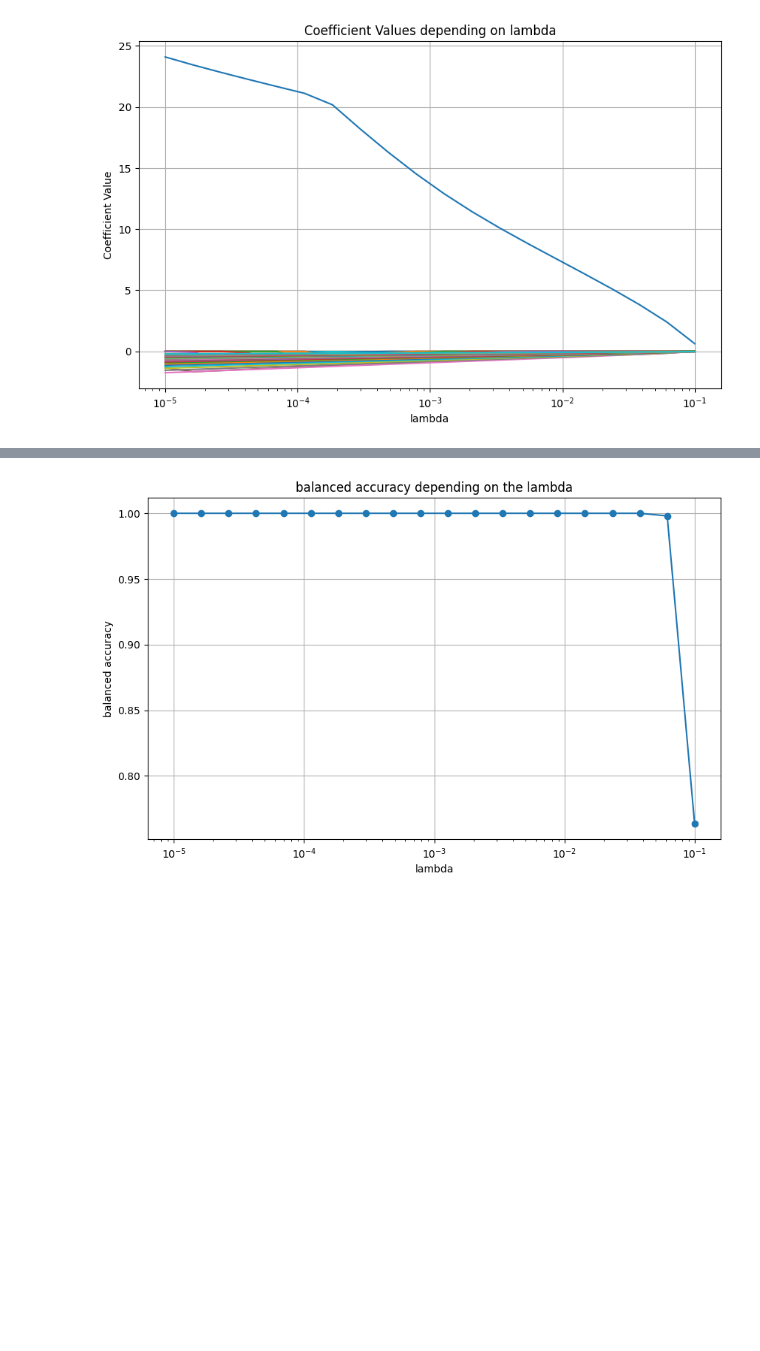
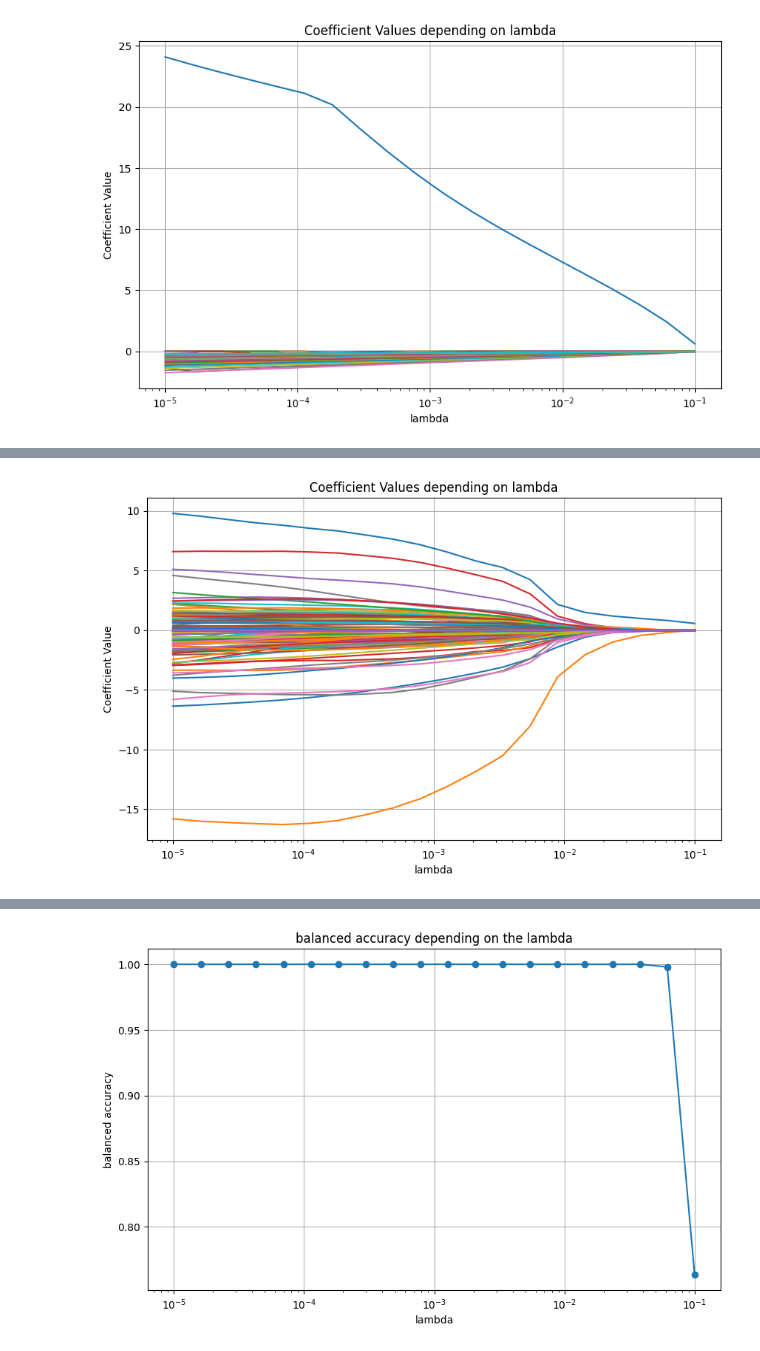
Before and after one commit to dxzielinski/aml-ccd, a Jupyter notebook: ccd/experiments/benchmark.ipynb, the cells around one changed output, grey strips where cells are left out. Drawn from its saved outputs; the diff is of its cells as text; code cells hidden in the pictures; blank space fills up the shorter version.

```diff
--- a/ccd/experiments/benchmark.ipynb
+++ b/ccd/experiments/benchmark.ipynb
@@ -88,0 +134,16 @@ Real data 2 proportions: 0.60 / 0.20 / 0.20
+# %%
+from sklearn.impute import KNNImputer
+import numpy as np
+
+train_real_x4 = pd.DataFrame(train_real_x4).replace("?", np.nan)
+val_real_x4 = pd.DataFrame(val_real_x4).replace("?", np.nan)
+test_real_x4 = pd.DataFrame(test_real_x4).replace("?", np.nan)
+imputer = KNNImputer(n_neighbors=5, weights="uniform", missing_values=np.nan)
+train_real_x4 = imputer.fit_transform(train_real_x4)
+val_real_x4 = imputer.transform(val_real_x4)
+test_real_x4 = imputer.transform(test_real_x4)
+
+_, to_drop_real_x1 = drop_columns(pd.DataFrame(train_real_x1), threshold=0.8)
+_, to_drop_real_x2 = drop_columns(pd.DataFrame(train_real_x2), threshold=0.8)
+_, to_drop_real_x3 = drop_columns(pd.DataFrame(train_real_x3), threshold=0.8)
+_, to_drop_real_x4 = drop_columns(pd.DataFrame(train_real_x4), threshold=0.8)
@@ -266,0 +437,4 @@ ccd_real2.plot_coefficients()
+# %%
+ccd_real3.plot_coefficients()
+# %% [output]
+[figure, added]
```
Also changed, not shown: parts of 14 cells of this notebook, 3 other files.
